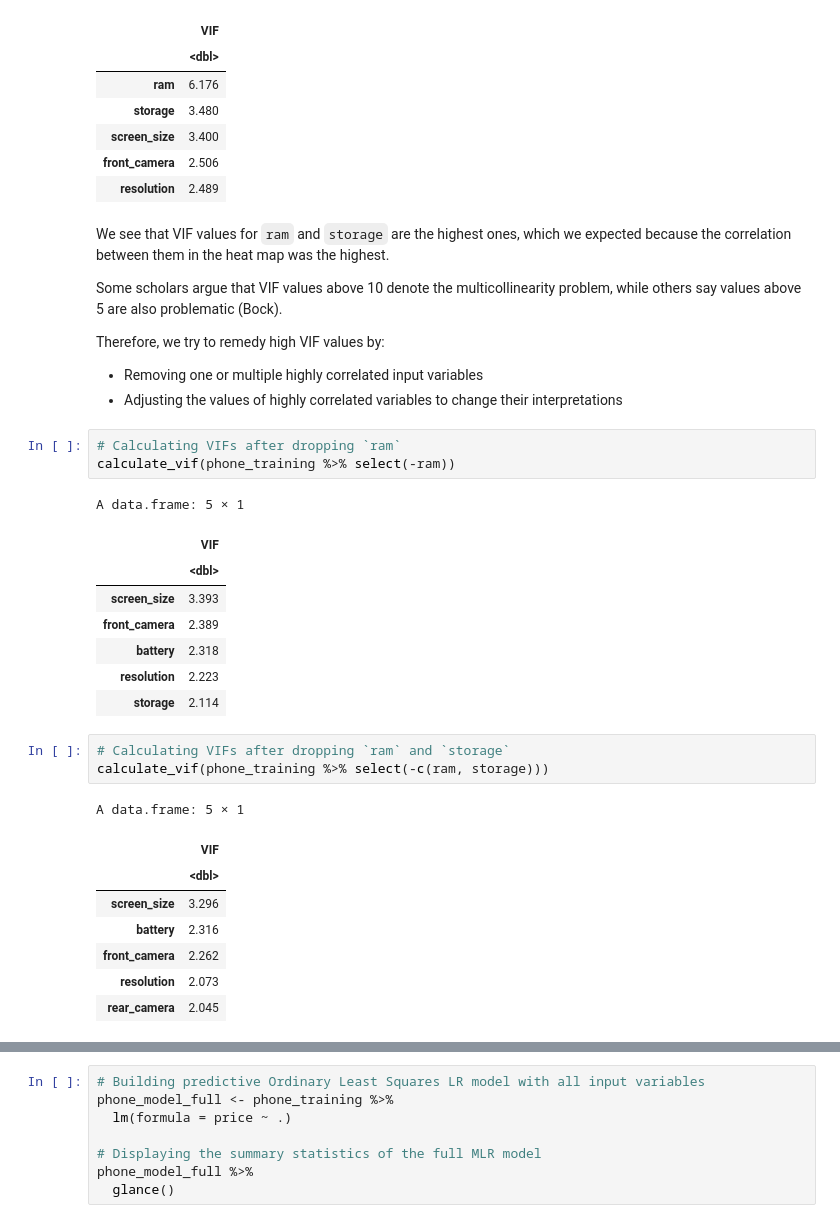
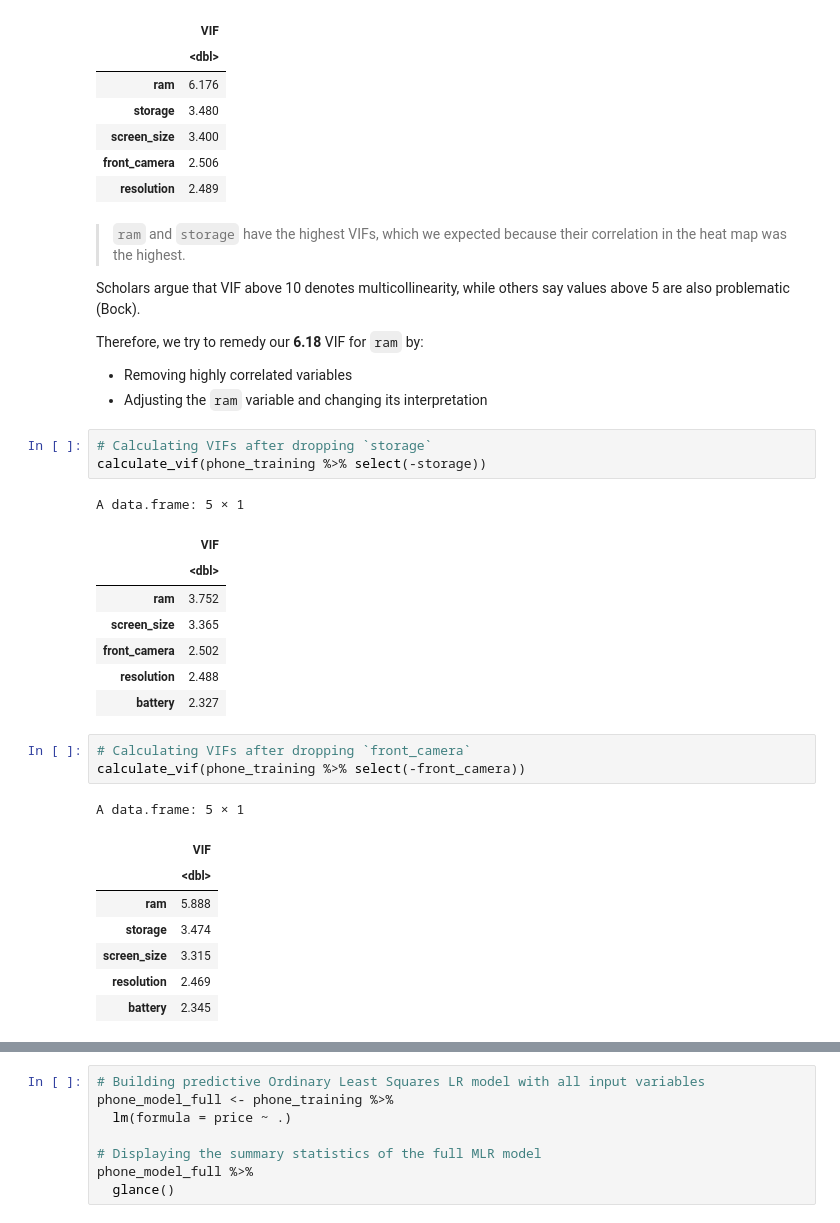
Before and after one commit to Ihor16/stat-301-project, a Jupyter notebook: FinalReport.ipynb, the cells around one changed output, grey strips where cells are left out. Cells and saved outputs as stored; diff of their text form.

```diff
--- a/FinalReport.ipynb
+++ b/FinalReport.ipynb
@@ -348,35 +375,35 @@ A data.frame: 5 × 1
 | front_camera | 2.506 |
 | resolution | 2.489 |
 # %% [markdown]
-We see that VIF values for `ram` and `storage` are the highest ones, which we expected because the correlation between them in the heat map was the highest.
+> `ram` and `storage` have the highest VIFs, which we expected because their correlation in the heat map was the highest.
 
-Some scholars argue that VIF values above 10 denote the multicollinearity problem, while others say values above 5 are also problematic (Bock).
+Scholars argue that VIF above 10 denotes multicollinearity, while others say values above 5 are also problematic (Bock).
 
-Therefore, we try to remedy high VIF values by:
-- Removing one or multiple highly correlated input variables
-- Adjusting the values of highly correlated variables to change their interpretations
+Therefore, we try to remedy our **6.18** VIF for `ram` by:
+- Removing highly correlated variables
+- Adjusting the `ram` variable and changing its interpretation
 # %%
-# Calculating VIFs after dropping `ram`
-calculate_vif(phone_training %>% select(-ram))
+# Calculating VIFs after dropping `storage`
+calculate_vif(phone_training %>% select(-storage))
 # %% [output]
 A data.frame: 5 × 1
 |  | VIF |
 |  | <dbl> |
-| screen_size | 3.393 |
-| front_camera | 2.389 |
-| battery | 2.318 |
-| resolution | 2.223 |
-| storage | 2.114 |
+| ram | 3.752 |
+| screen_size | 3.365 |
+| front_camera | 2.502 |
+| resolution | 2.488 |
+| battery | 2.327 |
 # %%
-# Calculating VIFs after dropping `ram` and `storage`
-calculate_vif(phone_training %>% select(-c(ram, storage)))
+# Calculating VIFs after dropping `front_camera`
+calculate_vif(phone_training %>% select(-front_camera))
 # %% [output]
 A data.frame: 5 × 1
 |  | VIF |
 |  | <dbl> |
-| screen_size | 3.296 |
-| battery | 2.316 |
-| front_camera | 2.262 |
-| resolution | 2.073 |
-| rear_camera | 2.045 |
+| ram | 5.888 |
+| storage | 3.474 |
+| screen_size | 3.315 |
+| resolution | 2.469 |
+| battery | 2.345 |
 # %%
```
Also changed, not shown: parts of 49 cells of this notebook.
